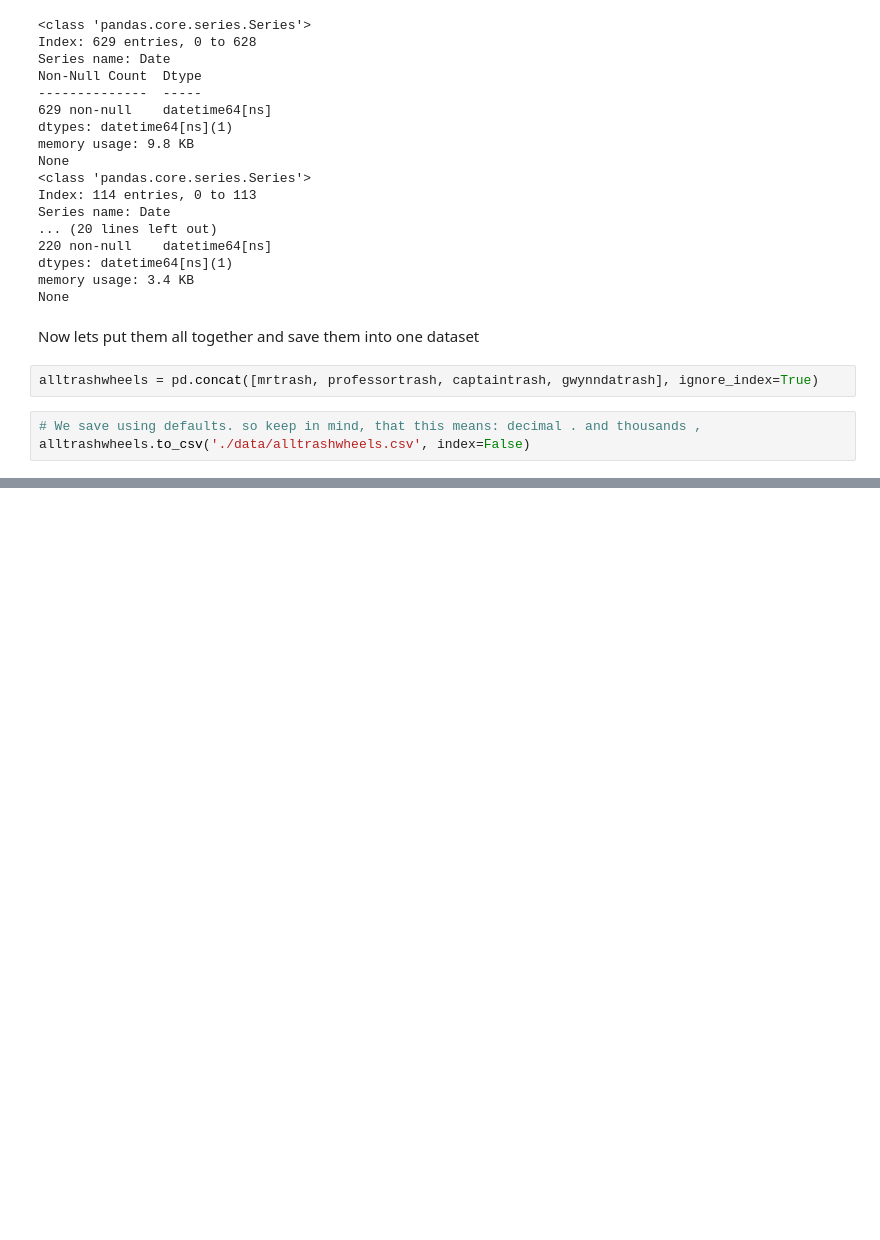
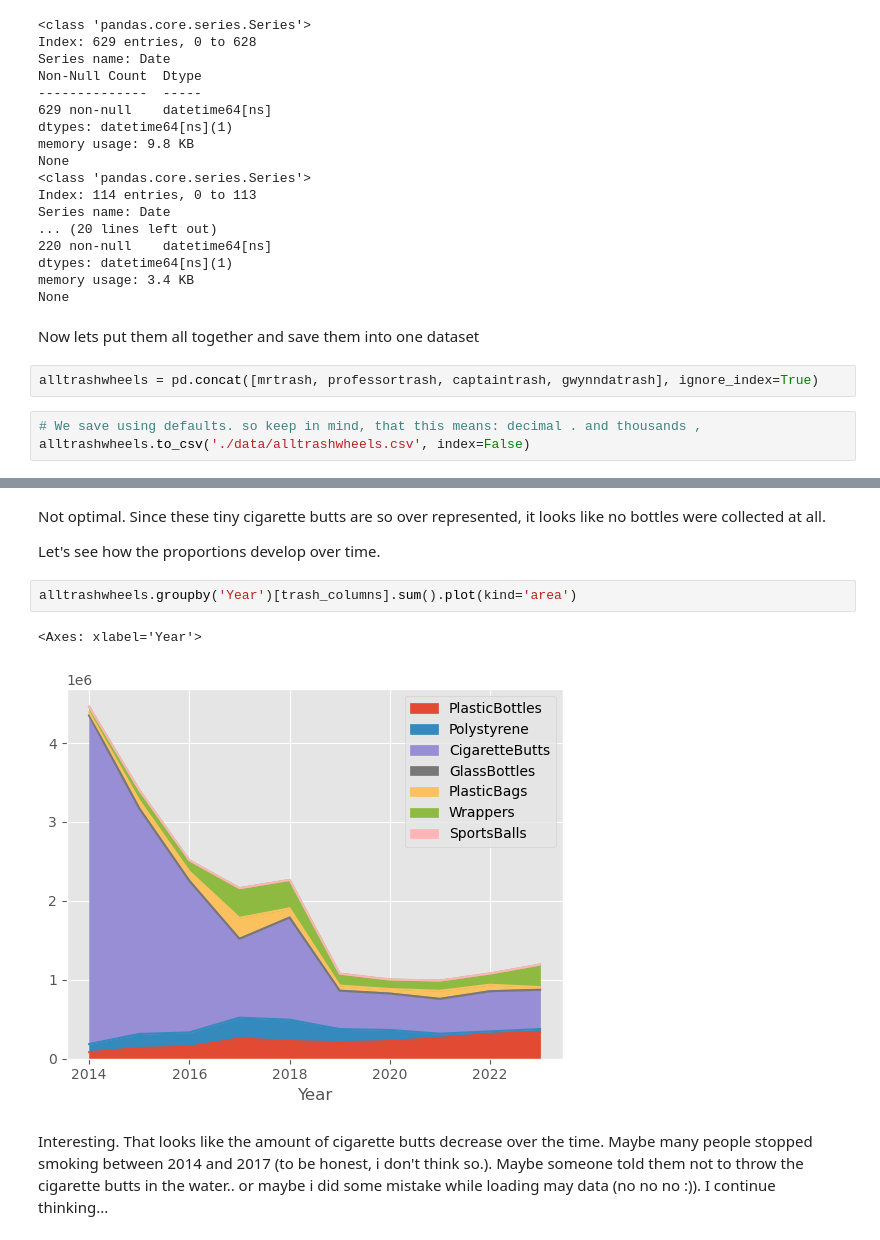
Before and after one commit to wolfJaeger/tidyTuesdayPython, a Jupyter notebook: 2024-03-05/tidyTuesday_2024-03-05.ipynb, the cells around one changed output, grey strips where cells are left out. Cells and saved outputs as stored; diff of their text form; blank space fills up the shorter version.

```diff
--- a/2024-03-05/tidyTuesday_2024-03-05.ipynb
+++ b/2024-03-05/tidyTuesday_2024-03-05.ipynb
@@ -254,0 +286,13 @@ alltrashwheels.to_csv('./data/alltrashwheels.csv', index=False)
+# %% [markdown]
+Not optimal. Since these tiny cigarette butts are so over represented, it looks like no bottles were collected at all.
+
+Let's see how the proportions develop over time.
+# %%
+alltrashwheels.groupby('Year')[trash_columns].sum().plot(kind='area')
+# %% [output]
+<Axes: xlabel='Year'>
+[figure, added]
+# %% [markdown]
+Interesting. That looks like the amount of cigarette butts decrease over the time.
+Maybe many people stopped smoking between 2014 and 2017 (to be honest, i don't think so.). Maybe someone told them not to throw the cigarette butts in the water.. or maybe i did some mistake while loading may data (no no no :)).
+I continue thinking...
```
Also changed, not shown: parts of 4 cells of this notebook.
